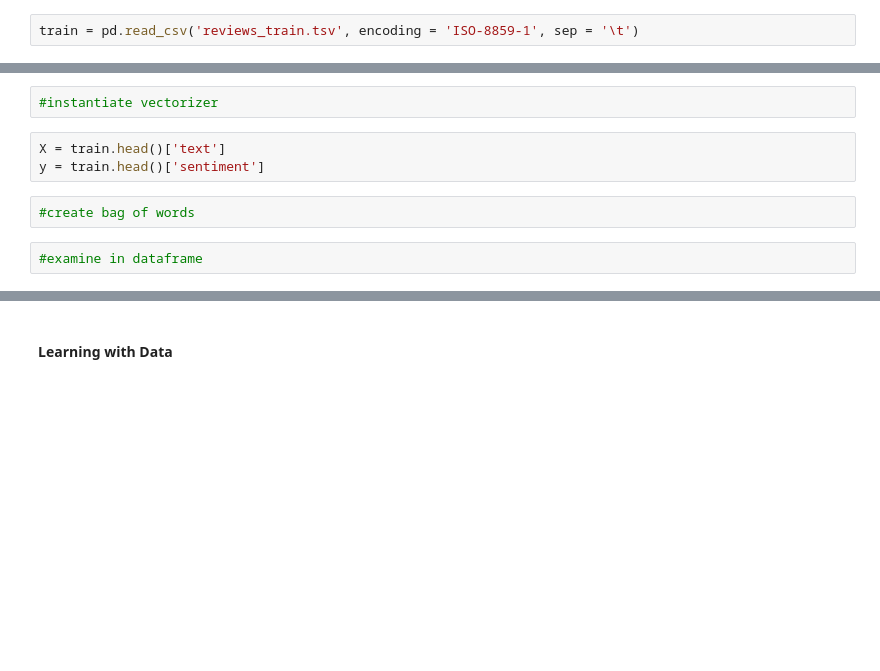
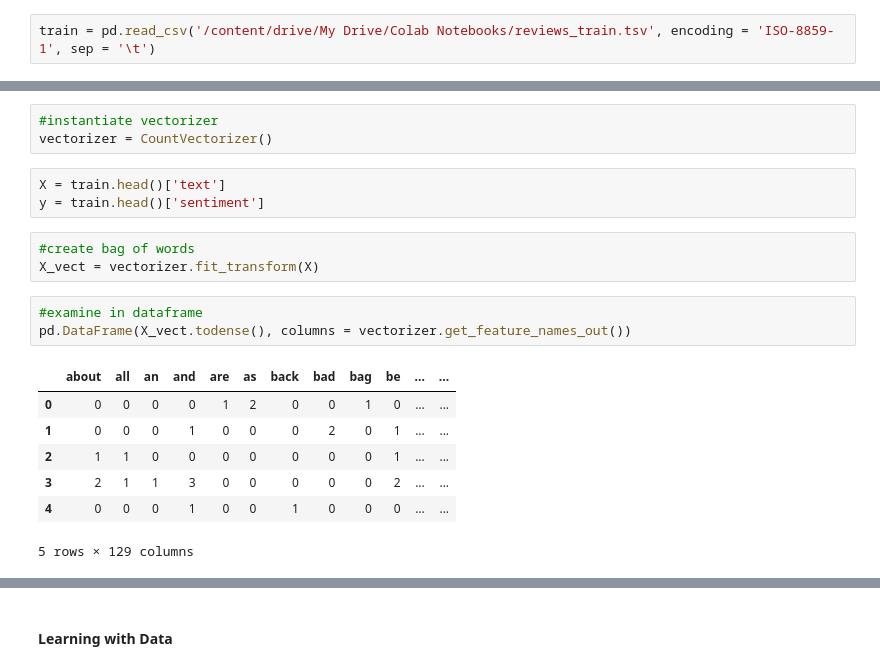
Before and after one commit to iPrinka/MITx-Micromasters-Statistics-Data-Science, a Jupyter notebook: pegasos_one_league_w4.ipynb, the cells around one changed output, grey strips where cells are left out. Drawn from its saved outputs; the diff is of its cells as text; blank space fills up the shorter version.

```diff
--- a/pegasos_one_league_w4.ipynb
+++ b/pegasos_one_league_w4.ipynb
@@ -125,4 +147,4 @@ def pegasos(feature_matrix, labels, T, L):
 # %%
-train = pd.read_csv('reviews_train.tsv', encoding = 'ISO-8859-1', sep = '\t')
+train = pd.read_csv('/content/drive/My Drive/Colab Notebooks/reviews_train.tsv', encoding = 'ISO-8859-1', sep = '\t')
 # %%
 train.head()
@@ -136,12 +165,23 @@ val = pd.read_csv('reviews_val.tsv', encoding = 'ISO-8859-1', sep = '\t')
 from sklearn.feature_extraction.text import CountVectorizer
 # %%
 #instantiate vectorizer
+vectorizer = CountVectorizer()
 # %%
 X = train.head()['text']
 y = train.head()['sentiment']
 # %%
 #create bag of words
+X_vect = vectorizer.fit_transform(X)
 # %%
 #examine in dataframe
+pd.DataFrame(X_vect.todense(), columns = vectorizer.get_feature_names_out())
+# %% [output]
+|  | about | all | an | and | are | as | back | bad | bag | be | ... | ... |
+| 0 | 0 | 0 | 0 | 0 | 1 | 2 | 0 | 0 | 1 | 0 | ... | ... |
+| 1 | 0 | 0 | 0 | 1 | 0 | 0 | 0 | 2 | 0 | 1 | ... | ... |
+| 2 | 1 | 1 | 0 | 0 | 0 | 0 | 0 | 0 | 0 | 1 | ... | ... |
+| 3 | 2 | 1 | 1 | 3 | 0 | 0 | 0 | 0 | 0 | 2 | ... | ... |
+| 4 | 0 | 0 | 0 | 1 | 0 | 0 | 1 | 0 | 0 | 0 | ... | ... |
+5 rows × 129 columns
 # %%
 #compare to X
```
Also changed, not shown: parts of 31 cells of this notebook.
